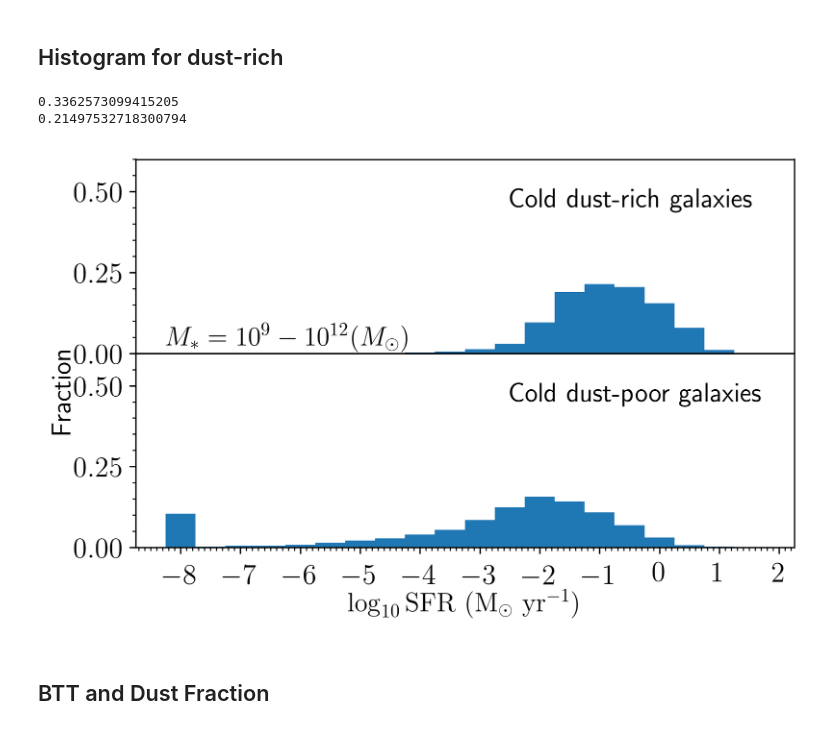
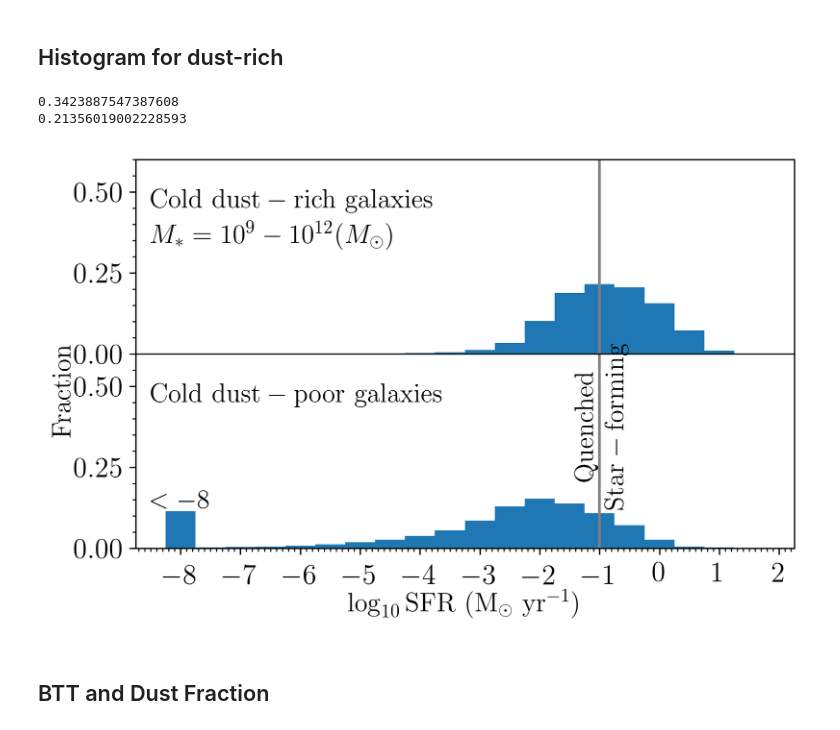
Before and after one commit to darrencroton/sage, a Jupyter notebook: analysis/dust-result.ipynb, the cells around one changed output. Cells and saved outputs as stored; diff of their text form; code cells hidden in the pictures.

```diff
--- a/analysis/dust-result.ipynb
+++ b/analysis/dust-result.ipynb
@@ -17,21 +17,21 @@ BoxSize = ((62.5**3) * (8/8))**(1/3)
 dilute = 5000
 sSFRcut = -11.0
 # %%
-#directory = '../../output/test-bulge3/'
-directory = '../src/auxdata/trees/play2-full/'
+directory = '../../output/test-bulge3/'
+#directory = '../src/auxdata/trees/play2-full/'
 #directory1 = '../../output/no-destruct/'
 filename = 'model'
-redshift = [127.000, 79.998, 50.000, 30.000, 19.916, 18.244, 16.725, 15.343, 14.086, 12.941, 11.897, 10.944, 10.073, 9.278, 8.550, 7.883, 7.272, 6.712, 6.197, 5.724, 5.289, 4.888, 4.520, 4.179, 3.866, 3.576, 3.308, 3.060, 2.831, 2.619, 2.422, 2.239, 2.070, 1.913, 1.766, 1.630, 1.504, 1.386, 1.276, 1.173, 1.078, 0.989, 0.905, 0.828, 0.755, 0.687, 0.624, 0.564, 0.509, 0.457, 0.408, 0.362, 0.320, 0.280, 0.242, 0.208, 0.175, 0.144, 0.116, 0.089, 0.064, 0.041, 0.020, 0.000]
-redshift.reverse()
-age_list = cosmo.age(redshift).value
-lbtime = cosmo.lookback_time(redshift).value
-#redshift = [0.000, 1.386, 2.070, 3.060, 4.179, 5.289, 6.197, 7.272] #millennium
+#redshift = [127.000, 79.998, 50.000, 30.000, 19.916, 18.244, 16.725, 15.343, 14.086, 12.941, 11.897, 10.944, 10.073, 9.278, 8.550, 7.883, 7.272, 6.712, 6.197, 5.724, 5.289, 4.888, 4.520, 4.179, 3.866, 3.576, 3.308, 3.060, 2.831, 2.619, 2.422, 2.239, 2.070, 1.913, 1.766, 1.630, 1.504, 1.386, 1.276, 1.173, 1.078, 0.989, 0.905, 0.828, 0.755, 0.687, 0.624, 0.564, 0.509, 0.457, 0.408, 0.362, 0.320, 0.280, 0.242, 0.208, 0.175, 0.144, 0.116, 0.089, 0.064, 0.041, 0.020, 0.000]
+#redshift.reverse()
+#age_list = cosmo.age(redshift).value
+#lbtime = cosmo.lookback_time(redshift).value
+redshift = [0.000, 1.386, 2.070, 3.060, 4.179, 5.289, 6.197, 7.272] #millennium
 #redshift = [0.024, 1.309, 2.051, 3.033, 4.088, 5.127, 6.044, 7.098] #genesis
 #redshift = [0.000, 1.379, 2.028, 3.060, 4.043, 5.161, 6.231, 7.313] #bolshoi
 #redshift = [0.000]
 #redshift = [0.000, 1.321, 2.028, 3.037, 4.038, 5.150, 6.022, 7.026] #MDPL
 firstfile = 0
-lastfile = 7
+lastfile = 511
 MaxTreeFiles = lastfile - firstfile + 1
 #print(lbtime)
 # %%
@@ -149,8 +149,8 @@ plt.rcParams['figure.dpi'] = 300
 matplotlib.rcParams.update({'errorbar.capsize': 2})
 matplotlib.rcParams.update({'font.size': 12})
 plt.rcParams['text.usetex'] = True
-plt.rcParams['xtick.labelsize'] = 12
-plt.rcParams['ytick.labelsize'] = 12
+plt.rcParams['xtick.labelsize'] = 16
+plt.rcParams['ytick.labelsize'] = 16
 # %% [markdown]
 # Allresults
 # %% [markdown]
@@ -3238,54 +3238,60 @@ binwidth = 0.5
 nbins = np.arange(sfr_min, sfr_max + binwidth, binwidth)
 hist, bins = np.histogram(sfr_rich, bins=nbins)
 plt.bar(bins[:-1], hist/sum(hist), width=bins[1]-bins[0])
+plt.axvline(x=-1.0, color='grey')
 
 w = np.where((sfr_rich<-1.0) | (sfr_rich==-1.0))[0]
 print(len(w)/len(sfr_rich))
 
 plt.yticks([0, 0.25, 0.5])
 plt.ylim(0, 0.6)
-ax.text(-2.5, 0.45, 'Cold dust-rich galaxies', fontsize=15)
+ax.text(-8.5, 0.45, r'$\mathrm{Cold}\ \mathrm{dust-rich}\ \mathrm{galaxies}$', fontsize=15)
 ax.xaxis.set_minor_locator(plt.MultipleLocator(0.1))
 ax.yaxis.set_minor_locator(plt.MultipleLocator(0.05))
 
 
 #---------------------------------------------------------------------------------------------
 ax = plt.subplot(212)
 
 w = np.where((stellarmass > 1e9) & (stellarmass < 1e12) & (dustfrac < 1e-4))[0]
 sfr_rich = np.log10(sfr[w])
 
 nbins = np.arange(sfr_min, sfr_max + binwidth, binwidth)
 #plt.hist(sfr_rich, bins=nbins, normed=1)
 
 hist, bins = np.histogram(sfr_rich, bins=nbins)
 plt.bar(bins[:-1], hist/sum(hist), width=bins[1]-bins[0])
+plt.axvline(x=-1.0, color='grey')
 
 plt.ylim(0, 0.6)
 
 w = np.where(sfr_rich>-1.0)[0]
 print(len(w)/len(sfr_rich))
 
 plt.xlabel(r'$\log_{10} \mathrm{SFR}\ (\mathrm{M_{\odot}}\ \mathrm{yr}^{-1})$', fontsize=15)
-#plt.ylabel(r'$\mathrm{Percentage}$', fontsize=15)
 
-fig.text(0.15, 0.58, r'$ M_{*} = 10^{9} - 10^{12} (M_{\odot})$', fontsize=15)
+fig.text(0.13, 0.78, r'$ M_{*} = 10^{9} - 10^{12} (M_{\odot})$', fontsize=15)
 #fig.text(0.15, 0.53, r'$M_\mathrm{dust} > 1.0 \times 10^{7} (M_{\odot})$', fontsize=10)
 
-ax.text(-2.5, 0.45, 'Cold dust-poor galaxies', fontsize=15)
+ax.text(-8.5, 0.45, r'$\mathrm{Cold}\ \mathrm{dust-poor}\ \mathrm{galaxies}$', fontsize=15)
 ax.xaxis.set_minor_locator(plt.MultipleLocator(0.1))
 ax.yaxis.set_minor_locator(plt.MultipleLocator(0.05))
 plt.xticks([-8, -7, -6, -5, -4, -3, -2, -1, 0, 1, 2])
 plt.yticks([0, 0.25, 0.5])
 
-fig.text(0.0, 0.5, 'Fraction', fontsize=15, va='center', rotation='vertical')
+ax.text(-8.5, 0.15, r'$< -8$', fontsize=15, va='center')
+fig.text(0.0, 0.5, r'$\mathrm{Fraction}$', fontsize=15, va='center', rotation='vertical')
+fig.text(0.68, 0.43, r'$\mathrm{Quenched}$', fontsize=15, color='k', va='center', rotation='vertical')
+fig.text(0.72, 0.43, r'$\mathrm{Star-forming}$', fontsize=15, color='k', va='center', rotation='vertical')
+
+
 plt.tight_layout()
 plt.subplots_adjust(wspace=0, hspace=0)
-plt.savefig('plots/SFR-hist-play2.png')
+plt.savefig('plots/SFR-hist-test-bulge3.png')
 # %% [output]
-0.3362573099415205
-0.21497532718300794
+0.3423887547387608
+0.21356019002228593
-[figure, old version]
+[figure, new version]
 # %% [markdown]
 ## BTT and Dust Fraction
 # %%
```
Also changed, not shown: parts of 9 cells of this notebook.
